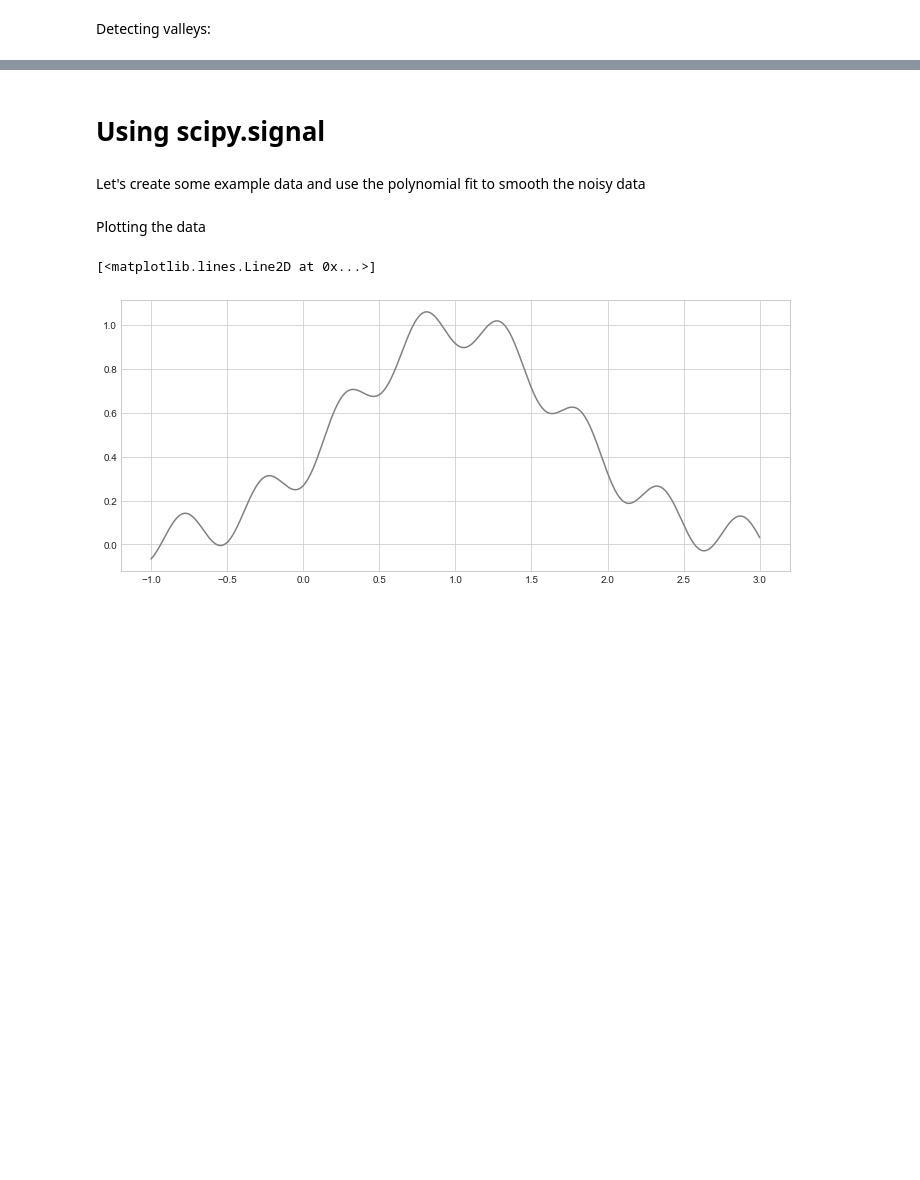
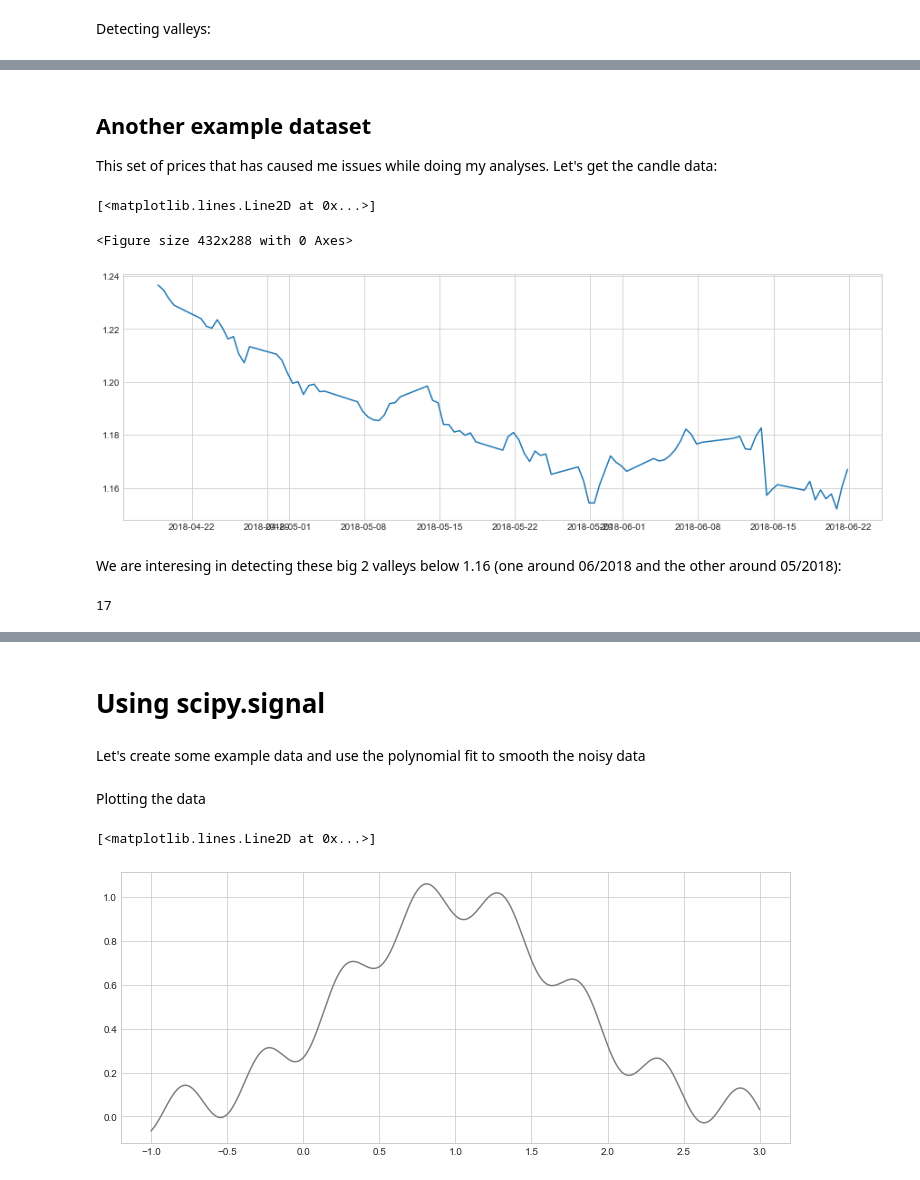
Before and after one commit to FOREXfunguru/FOREX, a Jupyter notebook: learning_nbs/Calculating past bounces on a certain Support or Resistance area.ipynb, the cells around one changed output, grey strips where cells are left out. Cells and saved outputs as stored; diff of their text form; code cells hidden in the pictures; blank space fills up the shorter version.

```diff
--- a/learning_nbs/Calculating past bounces on a certain Support or Resistance area.ipynb
+++ b/learning_nbs/Calculating past bounces on a certain Support or Resistance area.ipynb
@@ -68,0 +84,37 @@ for ix in indices:
+# %% [markdown]
+## Another example dataset
+This set of prices that has caused me issues while doing my analyses. Let's get the candle data:
+# %%
+oanda=OandaAPI(url='https://api-fxtrade.oanda.com/v1/candles?',
+               instrument='EUR_USD',
+               granularity='H12',
+               alignmentTimezone='Europe/London',
+               dailyAlignment=22
+              )
+
+oanda.run(start='2018-04-18T22:00:00',
+          end='2018-06-21T22:00:00')
+# %%
+close_prices1=[]
+datetimes1=[]
+for c in oanda.fetch_candleset():
+    close_prices1.append(c.closeAsk)
+    datetimes1.append(c.time)
+# %%
+fig = plt.figure()
+plt.figure(figsize=(15, 5))
+ax = plt.axes()
+
+ax.plot(datetimes1, close_prices1)
+# %% [output]
+[<matplotlib.lines.Line2D at 0x...>]
+<Figure size 432x288 with 0 Axes>
+[figure, added]
+# %% [markdown]
+We are interesing in detecting these big 2 valleys below 1.16 (one around 06/2018 and the other around 05/2018):
+# %%
+cb1 = np.array(close_prices1)
+indices1 = peakutils.indexes(-cb1, thres=0.50, min_dist=0.1)
+print(len(indices1))
+# %% [output]
+17
```
Also changed, not shown: parts of 38 cells of this notebook, 7 other files.
